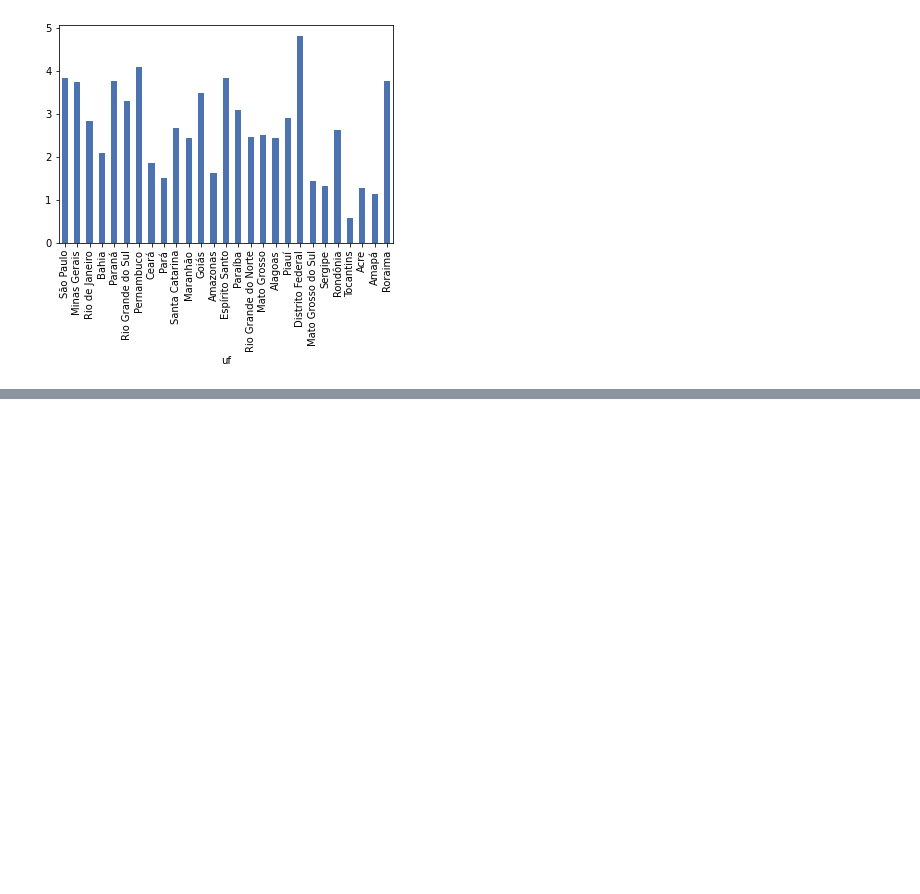
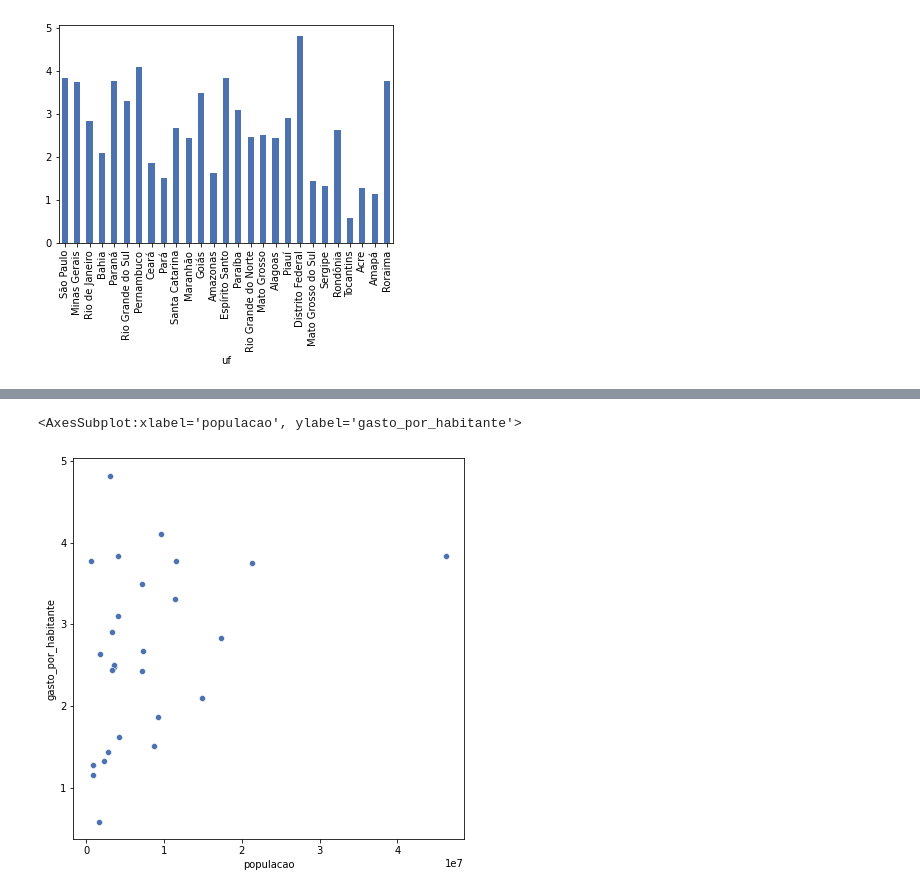
Before and after one commit to daviramalho/Bootcamp-DS2-Alura, a Jupyter notebook: notebooks/modulo_02/aula_02_Proporcionalidades_e_seaborn.ipynb, the cells around one changed output, grey strips where cells are left out. Drawn from its saved outputs; the diff is of its cells as text; code cells hidden in the pictures; blank space fills up the shorter version.

```diff
--- a/notebooks/modulo_02/aula_02_Proporcionalidades_e_seaborn.ipynb
+++ b/notebooks/modulo_02/aula_02_Proporcionalidades_e_seaborn.ipynb
@@ -1014,0 +1026,6 @@ gastos_e_populacao_recente["gasto_por_habitante"].plot(kind = "bar")
+# %%
+plt.figure(figsize=(7,7))
+sns.scatterplot(data=gastos_e_populacao_recente, x = "populacao", y = "gasto_por_habitante")
+# %% [output]
+<AxesSubplot:xlabel='populacao', ylabel='gasto_por_habitante'>
+[figure, added]
```
Also changed, not shown: parts of 12 cells of this notebook.
